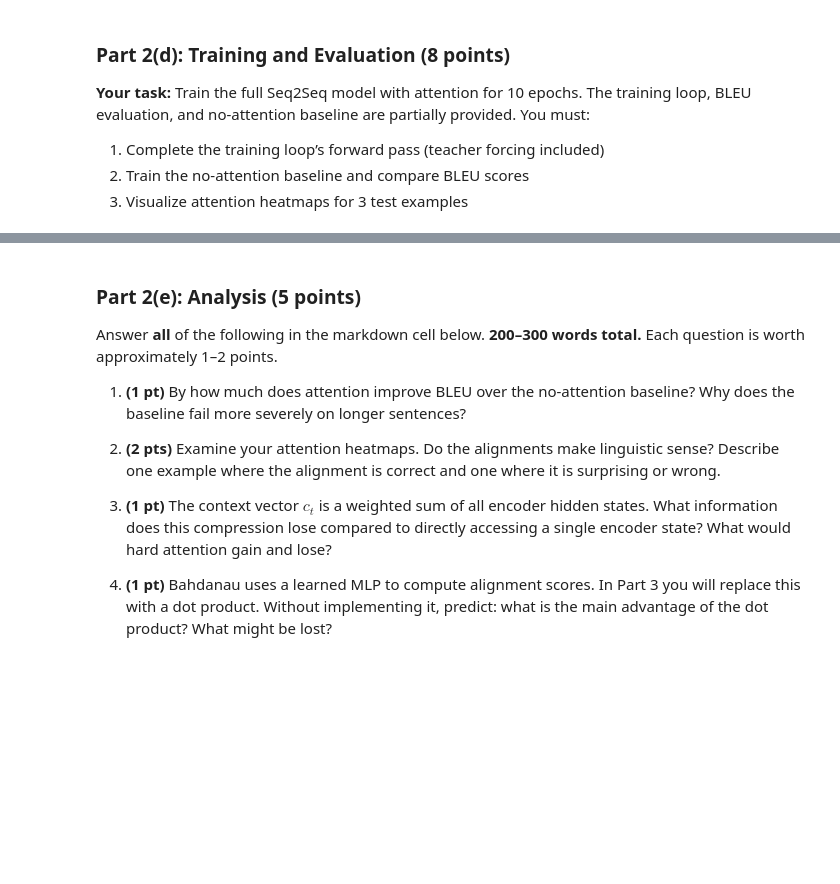
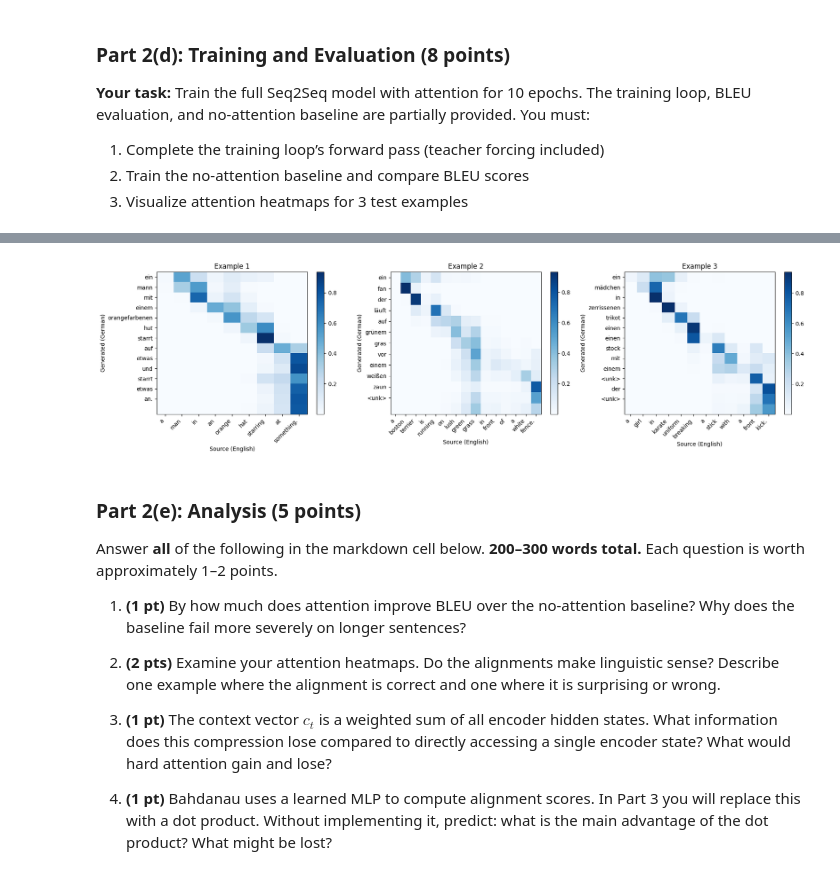
Before and after one commit to adubale/cs5480-assignment4, a Jupyter notebook: assignment4_coding.ipynb, the cells around one changed output, grey strips where cells are left out. Cells and saved outputs as stored; diff of their text form; code cells hidden in the pictures; blank space fills up the shorter version.

```diff
--- a/assignment4_coding.ipynb
+++ b/assignment4_coding.ipynb
@@ -820,36 +885,67 @@ print(f'\nTest BLEU — With attention: {test_bleu_attn:.2f} | No attention: {te
 def get_attention_map(enc, dec, src_sentence, max_len=50):
     """
     src_sentence: string (English)
     Returns: (generated_tokens, attention_matrix)
         generated_tokens: list of German token strings
         attention_matrix: numpy array of shape (tgt_len, src_len)
     """
     enc.eval(); dec.eval()
     tokens = encode(tokenize(src_sentence), src_vocab)
     src = torch.tensor([tokens]).to(DEVICE)          # (1, src_len)
     encoder_outputs, hidden = enc(src)
 
     token = torch.tensor([SOS_IDX]).to(DEVICE)
     generated, alphas = [], []
 
     for _ in range(max_len):
         logits, hidden, alpha = dec(token, hidden, encoder_outputs)
         token = logits.argmax(dim=1)
         alphas.append(alpha.squeeze(0).cpu().numpy())
         if token.item() == EOS_IDX:
             break
         generated.append(tgt_idx2tok.get(token.item(), UNK_TOKEN))
 
     src_tokens = [src_idx2tok.get(t, UNK_TOKEN) for t in tokens]
     attention_matrix = np.stack(alphas, axis=0)       # (tgt_len, src_len)
     return src_tokens, generated, attention_matrix
 
 
-# YOUR CODE HERE
 # Pick 3 sentences from the test set and call get_attention_map.
+sentences = []
+for src, tgt in test_loader:
+  for i in range(src.size(0)):
+    src_tokens = [src_idx2tok.get(t.item(), UNK_TOKEN) for t in src[i] if t.item() != PAD_IDX]
+    sentence = ' '.join(src_tokens)
+    sentences.append(sentence)
+    if len(sentences) == 3:
+      break
+  if len(sentences) == 3:
+    break
+
 # Produce a 1x3 subplot grid of heatmaps.
-# Make sure tick labels show actual tokens, not indices.
-raise NotImplementedError
+fig, axes = plt.subplots(1, 3, figsize=(18, 5))
+for i, sentence in enumerate(sentences):
+  src_tokens, generated, attn = get_attention_map(enc_attn, dec_attn, sentence)
+
+  ax = axes[i]
+  im = ax.imshow(attn, cmap='Blues', aspect='auto')
+
+  ax.set_xticks(range(len(src_tokens)))
+  ax.set_xticklabels(src_tokens, rotation=45, ha='right')
+
+  ax.set_yticks(range(len(generated)))
+  ax.set_yticklabels(generated)
+
+  ax.set_xlabel('Source (English)')
+  ax.set_ylabel('Generated (German)')
+  ax.set_title(f'Example {i+1}')
+
+  fig.colorbar(im, ax=ax)
+
+plt.tight_layout()
+plt.show()
+# %% [output]
+[figure, added]
 # %% [markdown]
 ### Part 2(e): Analysis (5 points)
 
```
Also changed, not shown: parts of 13 cells of this notebook.
